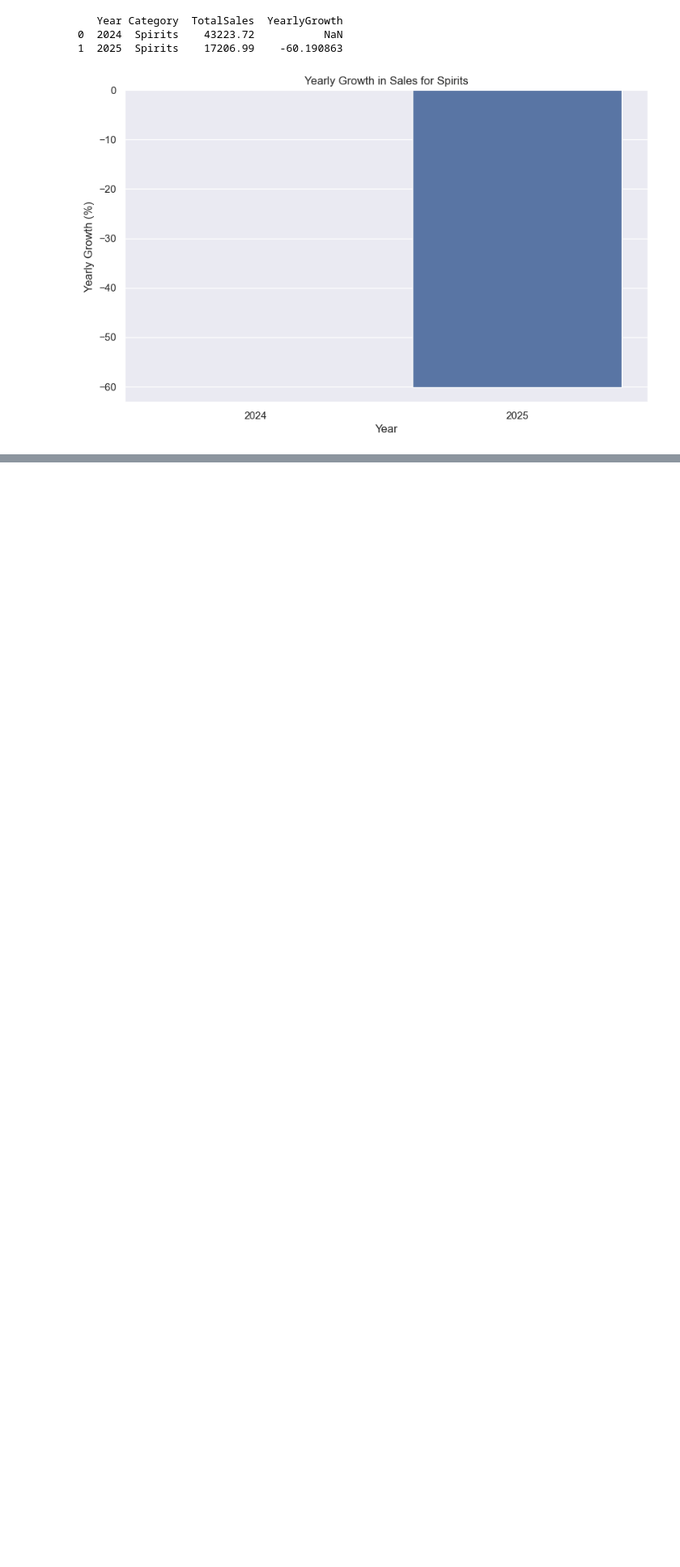
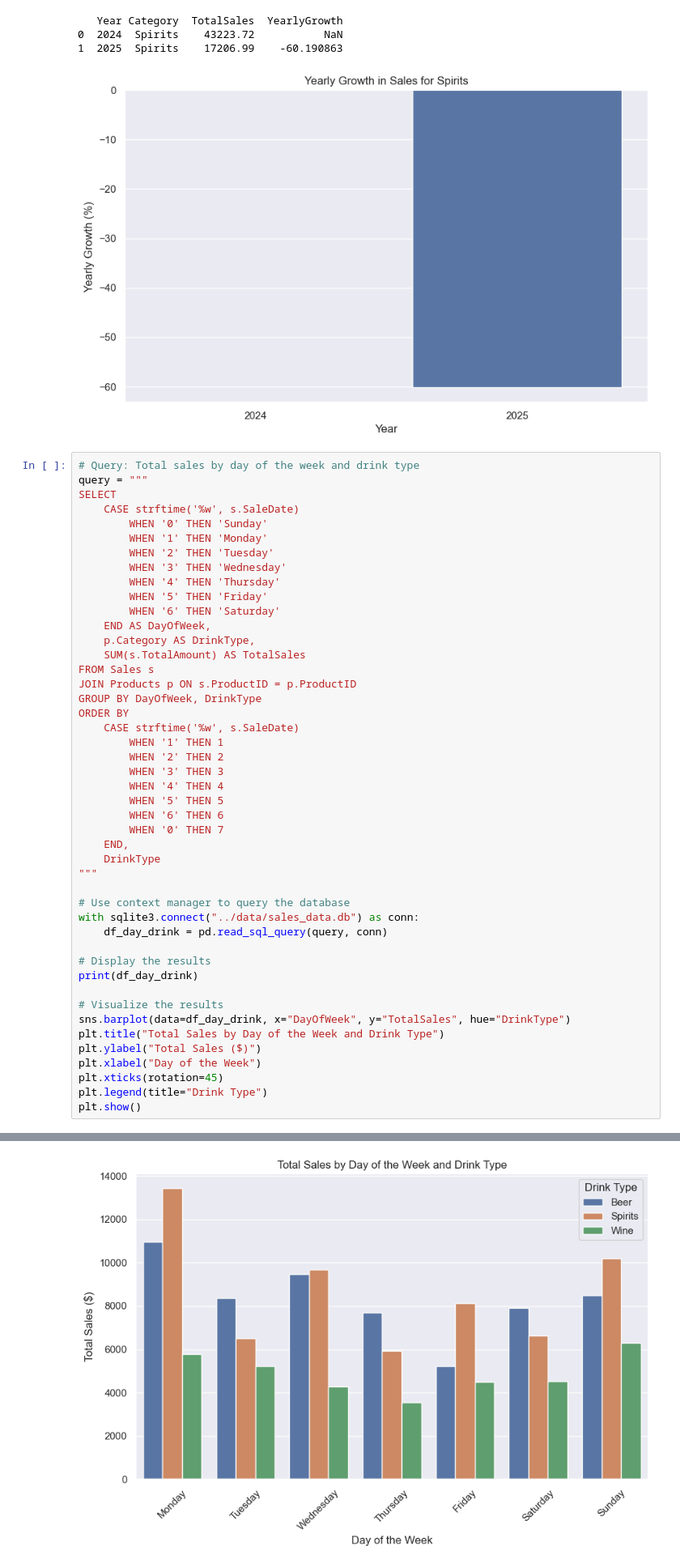
Before and after one commit to avidcyclist/ground_signal, a Jupyter notebook: notebooks/practice.ipynb, the cells around one changed output, grey strips where cells are left out. Shown at 81% size. Saved outputs shown, nothing was run; the diff lists cells and outputs as text; blank space fills up the shorter version.

Commit message:
okay dashboard updating, looking into the mock data some more

```diff
--- a/notebooks/practice.ipynb
+++ b/notebooks/practice.ipynb
@@ -380,3 +400,50 @@ plt.show()
 0  2024  Spirits    43223.72           NaN
 1  2025  Spirits    17206.99    -60.190863
 [figure]
+# %%
+# Query: Total sales by day of the week and drink type
+query = """
+SELECT
+    CASE strftime('%w', s.SaleDate)
+        WHEN '0' THEN 'Sunday'
+        WHEN '1' THEN 'Monday'
+        WHEN '2' THEN 'Tuesday'
+        WHEN '3' THEN 'Wednesday'
+        WHEN '4' THEN 'Thursday'
+        WHEN '5' THEN 'Friday'
+        WHEN '6' THEN 'Saturday'
+    END AS DayOfWeek,
+    p.Category AS DrinkType,
+    SUM(s.TotalAmount) AS TotalSales
+FROM Sales s
+JOIN Products p ON s.ProductID = p.ProductID
+GROUP BY DayOfWeek, DrinkType
+ORDER BY
+    CASE strftime('%w', s.SaleDate)
+        WHEN '1' THEN 1
+        WHEN '2' THEN 2
+        WHEN '3' THEN 3
+        WHEN '4' THEN 4
+        WHEN '5' THEN 5
+        WHEN '6' THEN 6
+        WHEN '0' THEN 7
+    END,
+    DrinkType
+"""
+
+# Use context manager to query the database
+with sqlite3.connect("../data/sales_data.db") as conn:
+    df_day_drink = pd.read_sql_query(query, conn)
+
+# Display the results
+print(df_day_drink)
+
+# Visualize the results
+sns.barplot(data=df_day_drink, x="DayOfWeek", y="TotalSales", hue="DrinkType")
+plt.title("Total Sales by Day of the Week and Drink Type")
+plt.ylabel("Total Sales ($)")
+plt.xlabel("Day of the Week")
+plt.xticks(rotation=45)
+plt.legend(title="Drink Type")
+plt.show()
+# %% [output]
@@ -382,0 +467 @@ plt.show()
+[figure, added]
```
Also changed, not shown: parts of 14 cells of this notebook, 1 other file.
